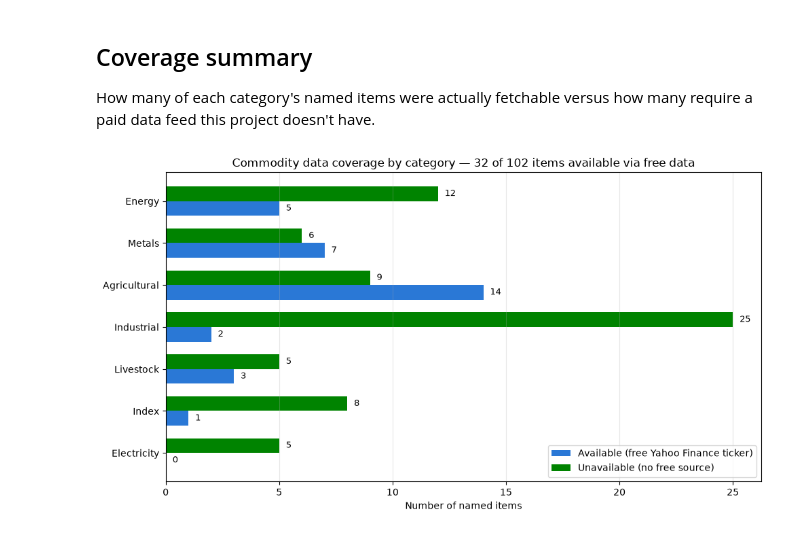
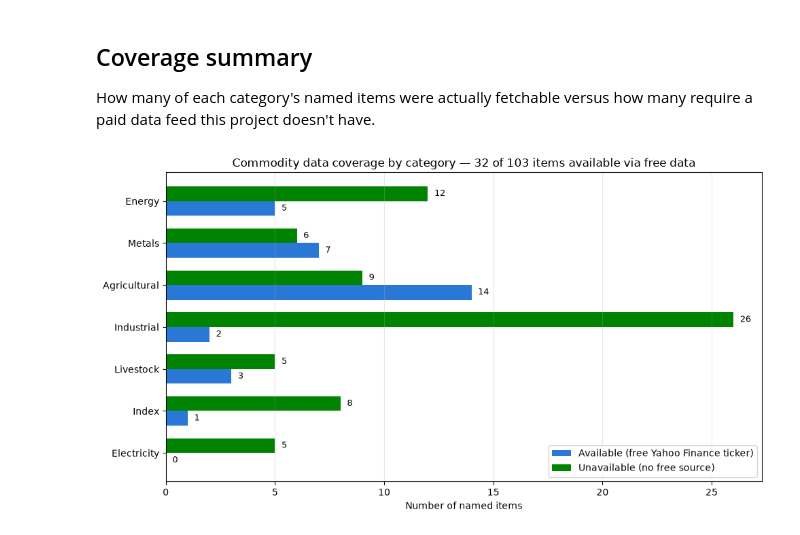
Before and after one commit to thatbeer/macro_data, a Jupyter notebook: notebooks/commodities_te_query.ipynb, the cells around one changed output. Drawn from its saved outputs; the diff is of its cells as text; code cells hidden in the pictures.

```diff
--- a/notebooks/commodities_te_query.ipynb
+++ b/notebooks/commodities_te_query.ipynb
@@ -184,30 +184,30 @@ How many of each category's named items were actually fetchable versus how many
 # %%
 categories = ["Energy", "Metals", "Agricultural", "Industrial", "Livestock", "Index", "Electricity"]
 available_counts = [5, 7, 14, 2, 3, 1, 0]
-total_counts = [17, 13, 23, 27, 8, 9, 5]
+total_counts = [17, 13, 23, 28, 8, 9, 5]
 unavailable_counts = [t - a for t, a in zip(total_counts, available_counts)]
 
 y = np.arange(len(categories))
 bar_h = 0.35
 
 fig, ax = plt.subplots(figsize=(10, 5.5))
 ax.barh(y + bar_h / 2, available_counts, height=bar_h, color="#2a78d6", label="Available (free Yahoo Finance ticker)")
 ax.barh(y - bar_h / 2, unavailable_counts, height=bar_h, color="#008300", label="Unavailable (no free source)")
 
 for yi, (avail, unavail) in enumerate(zip(available_counts, unavailable_counts)):
     ax.text(avail + 0.3, yi + bar_h / 2, str(avail), va="center", fontsize=9)
     ax.text(unavail + 0.3, yi - bar_h / 2, str(unavail), va="center", fontsize=9)
 
 ax.set_yticks(y)
 ax.set_yticklabels(categories)
 ax.set_xlabel("Number of named items")
 total_available = sum(available_counts)
 total_items = sum(total_counts)
 ax.set_title(f"Commodity data coverage by category — {total_available} of {total_items} items available via free data")
 ax.legend(loc="lower right")
 ax.grid(axis="x", alpha=0.3)
 ax.invert_yaxis()
 plt.tight_layout()
 plt.show()
 # %% [output]
-[figure, old version]
+[figure, new version]
```
Also changed, not shown: parts of 8 cells of this notebook, 2 other files.
